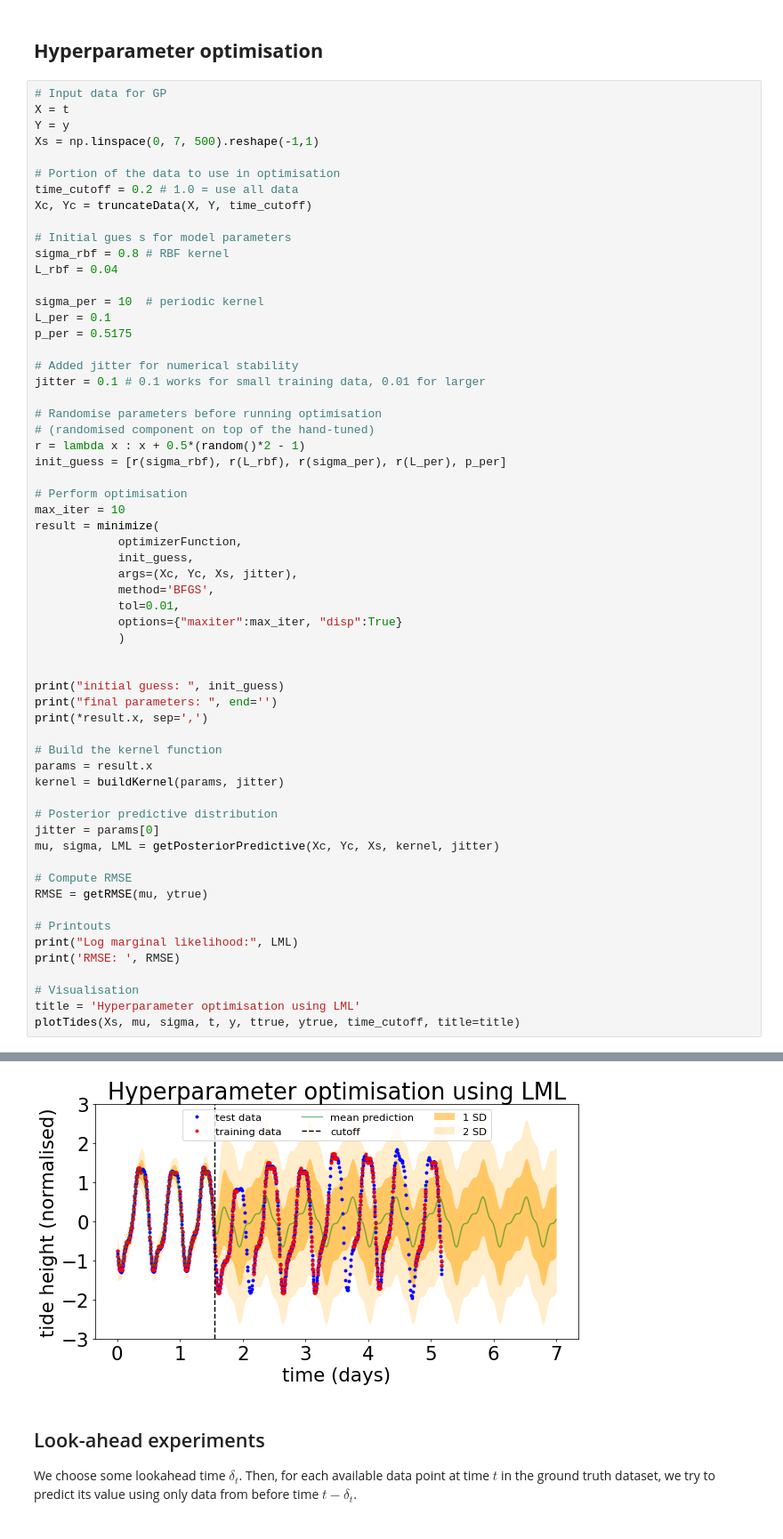
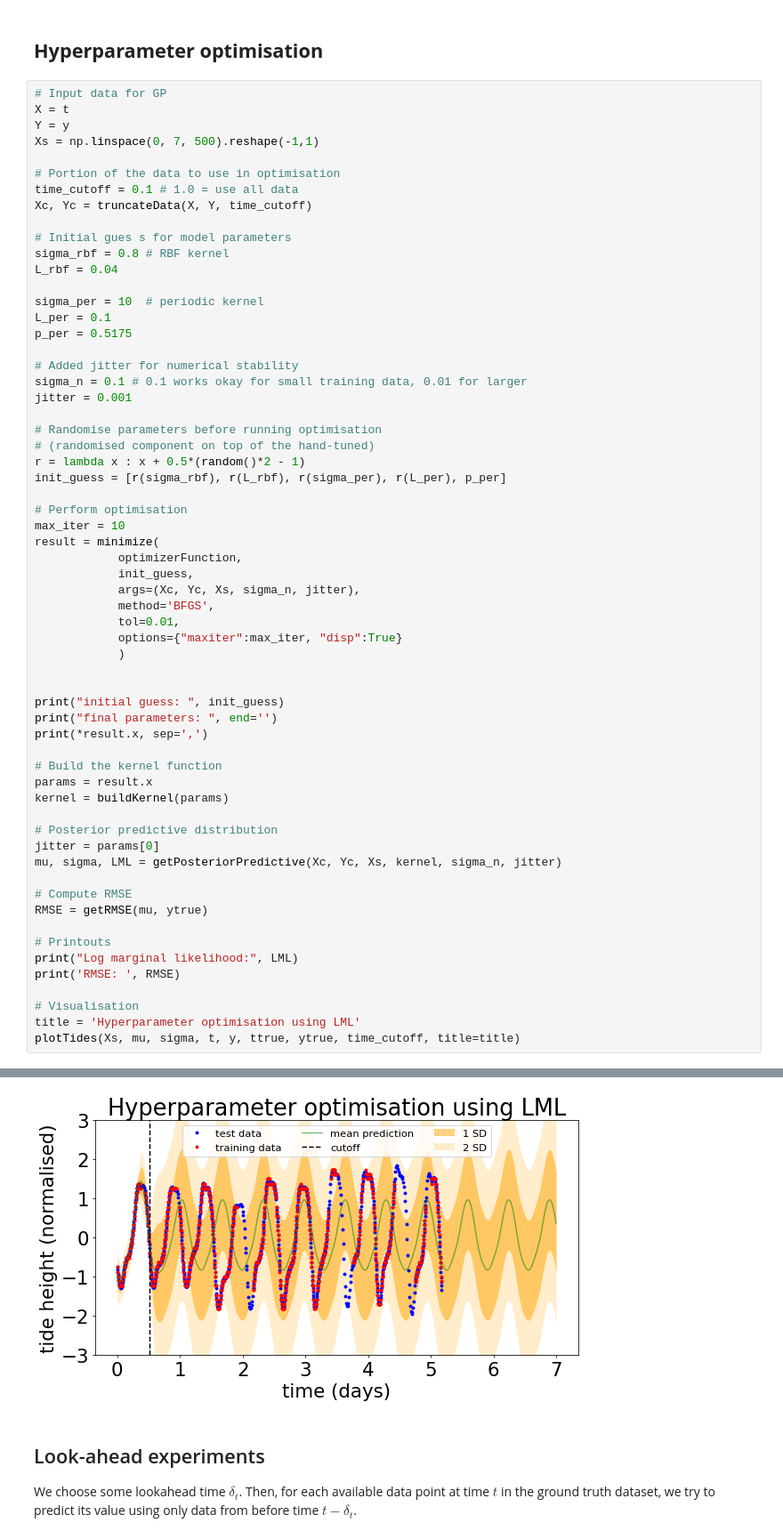
Before and after one commit to alex-stephens/AIMS-DEI, a Jupyter notebook: AIMS_CDT_DEI.ipynb, the cells around one changed output, grey strips where cells are left out. Shown at 89% size. Saved outputs shown, nothing was run; the diff lists cells and outputs as text.

```diff
--- a/AIMS_CDT_DEI.ipynb
+++ b/AIMS_CDT_DEI.ipynb
@@ -144,7 +138,7 @@ Y = y
 Xs = np.linspace(0, 7, 500).reshape(-1,1)
 
 # Portion of the data to use in optimisation
-time_cutoff = 0.2 # 1.0 = use all data
+time_cutoff = 0.1 # 1.0 = use all data
 Xc, Yc = truncateData(X, Y, time_cutoff)
 
 # Initial gues s for model parameters
@@ -156,7 +150,8 @@ L_per = 0.1
 p_per = 0.5175
 
 # Added jitter for numerical stability
-jitter = 0.1 # 0.1 works for small training data, 0.01 for larger
+sigma_n = 0.1 # 0.1 works okay for small training data, 0.01 for larger
+jitter = 0.001
 
 # Randomise parameters before running optimisation
 # (randomised component on top of the hand-tuned)
@@ -168,7 +163,7 @@ max_iter = 10
 result = minimize(
             optimizerFunction,
             init_guess,
-            args=(Xc, Yc, Xs, jitter),
+            args=(Xc, Yc, Xs, sigma_n, jitter),
             method='BFGS',
             tol=0.01,
             options={"maxiter":max_iter, "disp":True}
@@ -181,11 +176,11 @@ print(*result.x, sep=',')
 
 # Build the kernel function
 params = result.x
-kernel = buildKernel(params, jitter)
+kernel = buildKernel(params)
 
 # Posterior predictive distribution
 jitter = params[0]
-mu, sigma, LML = getPosteriorPredictive(Xc, Yc, Xs, kernel, jitter)
+mu, sigma, LML = getPosteriorPredictive(Xc, Yc, Xs, kernel, sigma_n, jitter)
 
 # Compute RMSE
 RMSE = getRMSE(mu, ytrue)
@@ -210,5 +205,5 @@ Log marginal likelihood: -273.21255294227865
 RMSE:  0
-[figure, old version]
+[figure, new version]
 # %% [markdown]
 ## Look-ahead experiments
 
```
Also changed, not shown: parts of 5 cells of this notebook, 1 other file.
